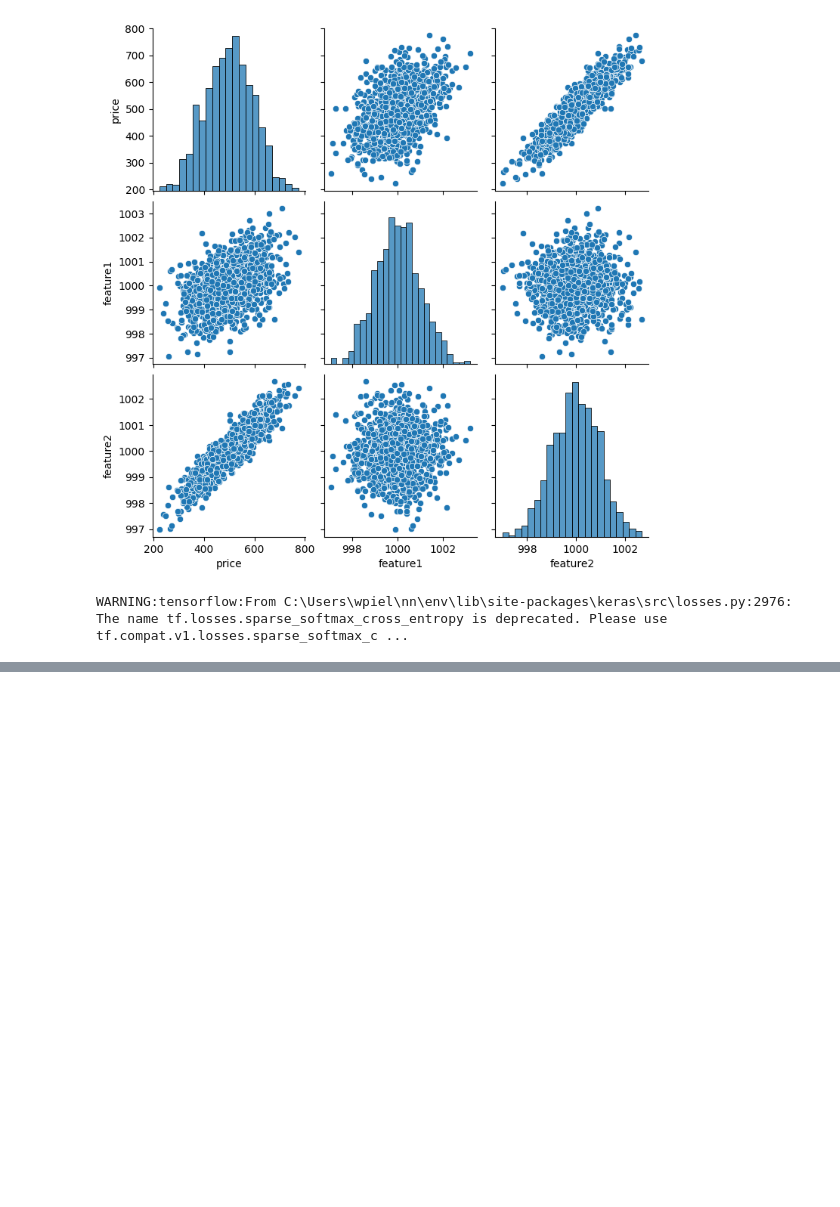
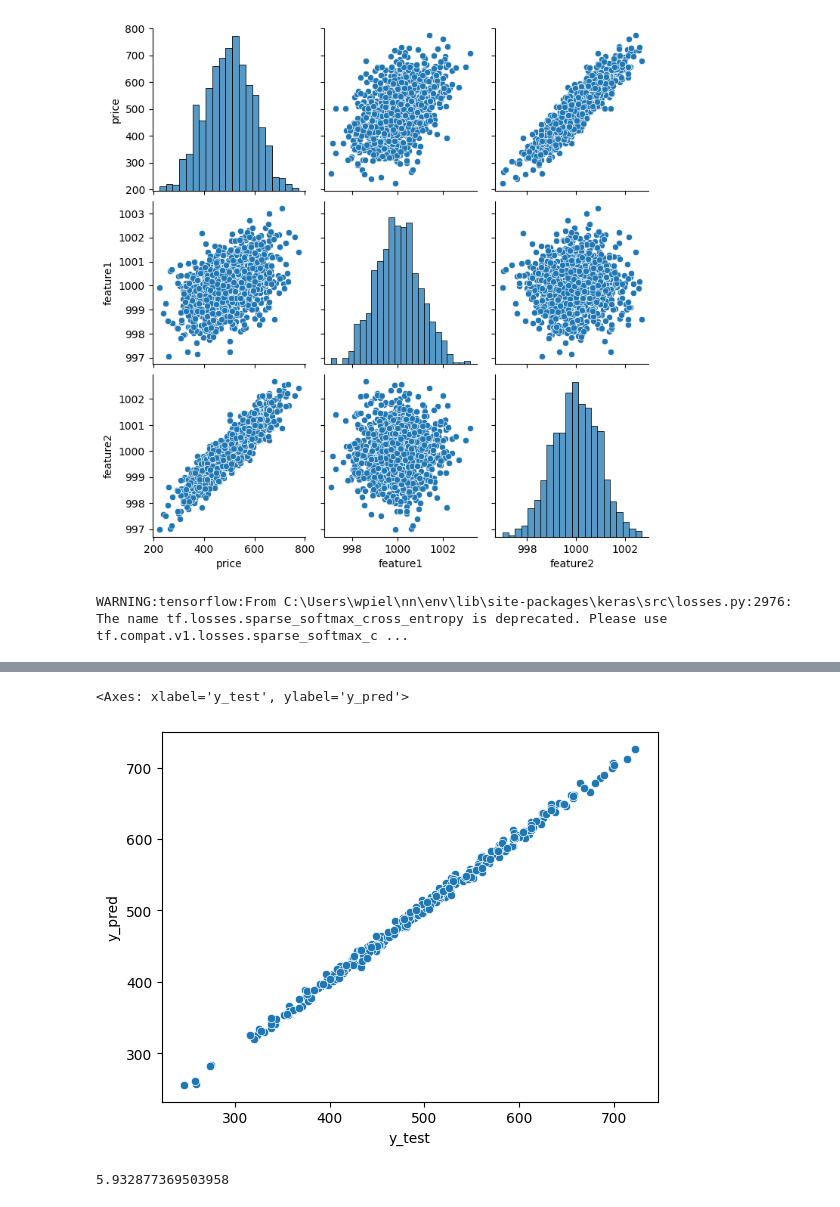
Before and after one commit to wiktorpiela/nn, a Jupyter notebook: nn_basics.ipynb, the cells around one changed output, grey strips where cells are left out. Cells and saved outputs as stored; diff of their text form; code cells hidden in the pictures; blank space fills up the shorter version.

```diff
--- a/nn_basics.ipynb
+++ b/nn_basics.ipynb
@@ -51,0 +69,2 @@ model.compile('adam', )
+# %%
+y_pred = model.predict(X_test)
@@ -51,0 +73,10 @@ model.compile('adam', )
+# %%
+pred_df= pd.DataFrame({
+    'y_test': y_test,
+    'y_pred': y_pred.reshape(len(y_pred),)
+})
+# %%
+sns.scatterplot(data=pred_df, x='y_test', y='y_pred')
+# %% [output]
+<Axes: xlabel='y_test', ylabel='y_pred'>
+[figure, added]
@@ -51,0 +85,4 @@ model.compile('adam', )
+# %%
+mae(y_test, y_pred.reshape(300,))
+# %% [output]
+5.932877369503958
```
Also changed, not shown: parts of 12 cells of this notebook, 1 other file.
